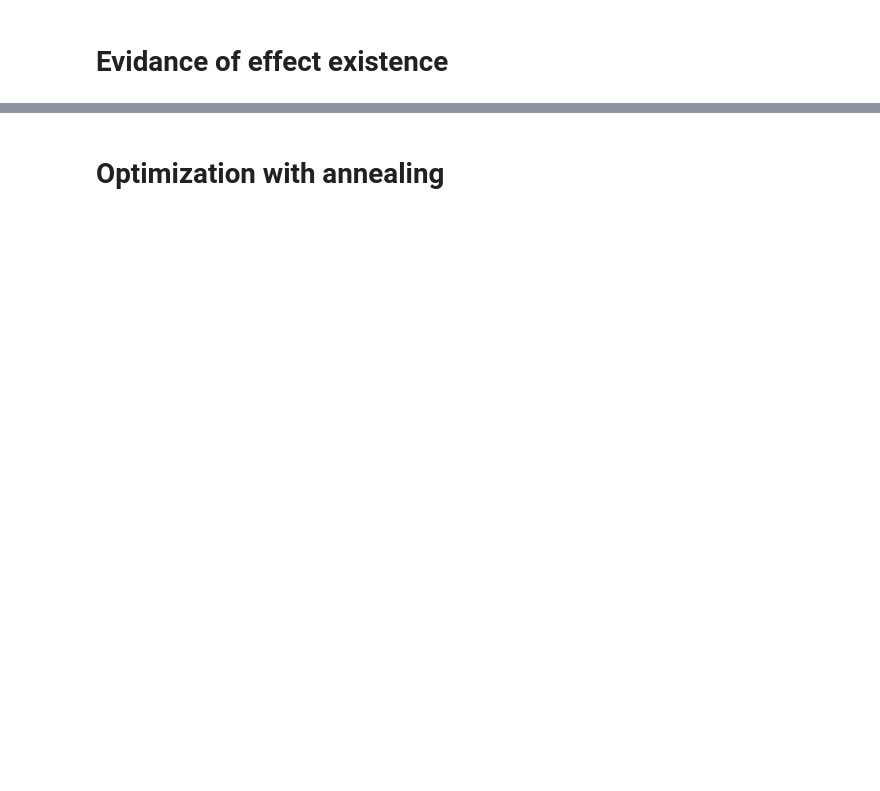
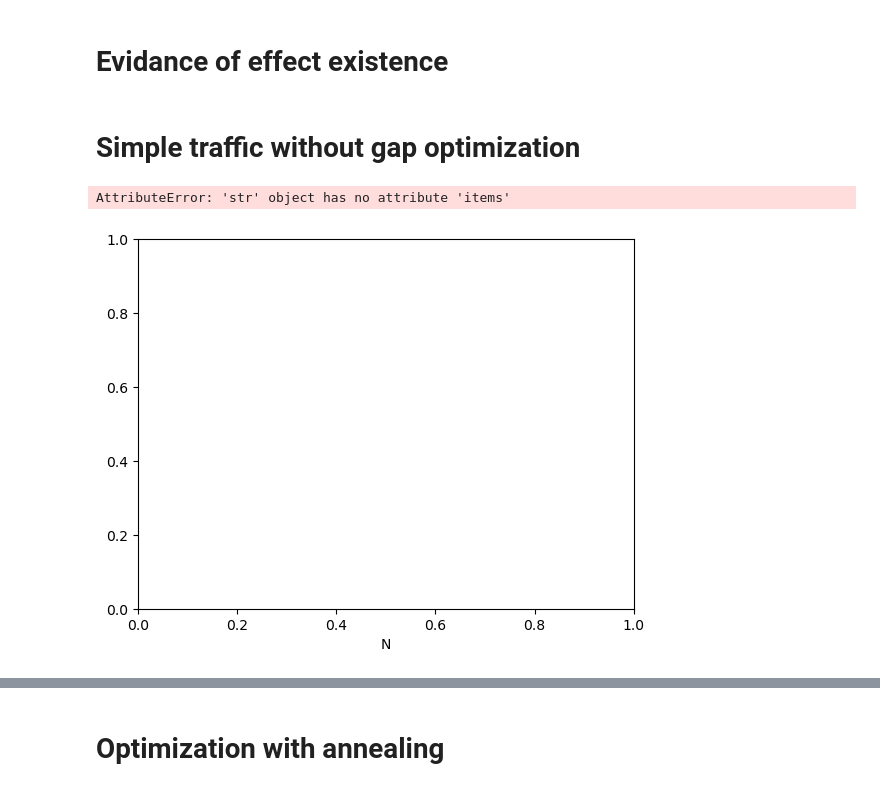
Before and after one commit to KugutAndrei/Hakashinka, a Jupyter notebook: presentation.ipynb, the cells around one changed output, grey strips where cells are left out. Saved outputs shown, nothing was run; the diff lists cells and outputs as text; code cells hidden in the pictures; blank space fills up the shorter version.

```diff
--- a/presentation.ipynb
+++ b/presentation.ipynb
@@ -26,2 +24,4 @@ time: 404 µs (started: 2024-04-25 18:36:52 +03:00)
 # %% [markdown]
 # Evidance of effect existence
+# %% [markdown]
+# Simple traffic without gap optimization
@@ -27,0 +48,16 @@ time: 404 µs (started: 2024-04-25 18:36:52 +03:00)
+# %%
+data = np.load('res_data/simple_throughput.npz')
+out=data['out']
+N_arr=data['N_arr']
+
+fig, ax = plt.subplots()
+plt.rcParams["figure.figsize"] = (10, 10)
+ax.set_xlabel("N", "Throughput")
+
+ax.errorbar(N_arr, out[:, 0], yerr=np.asarray(out[:, 1]), linestyle="", marker=".")
+
+plt.rcParams['font.size'] = '20'
+plt.show
+# %% [output]
+AttributeError: 'str' object has no attribute 'items'
+[figure, added]
```
Also changed, not shown: parts of 29 cells of this notebook.
